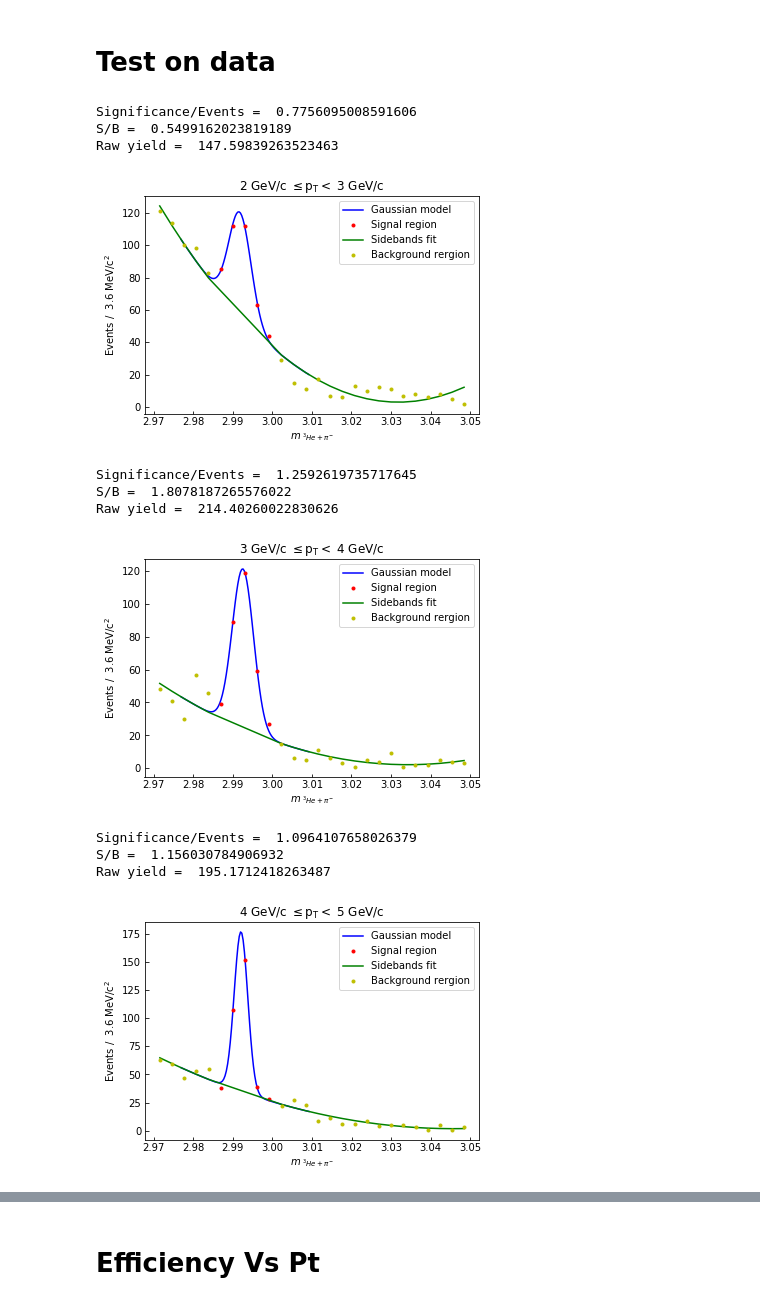
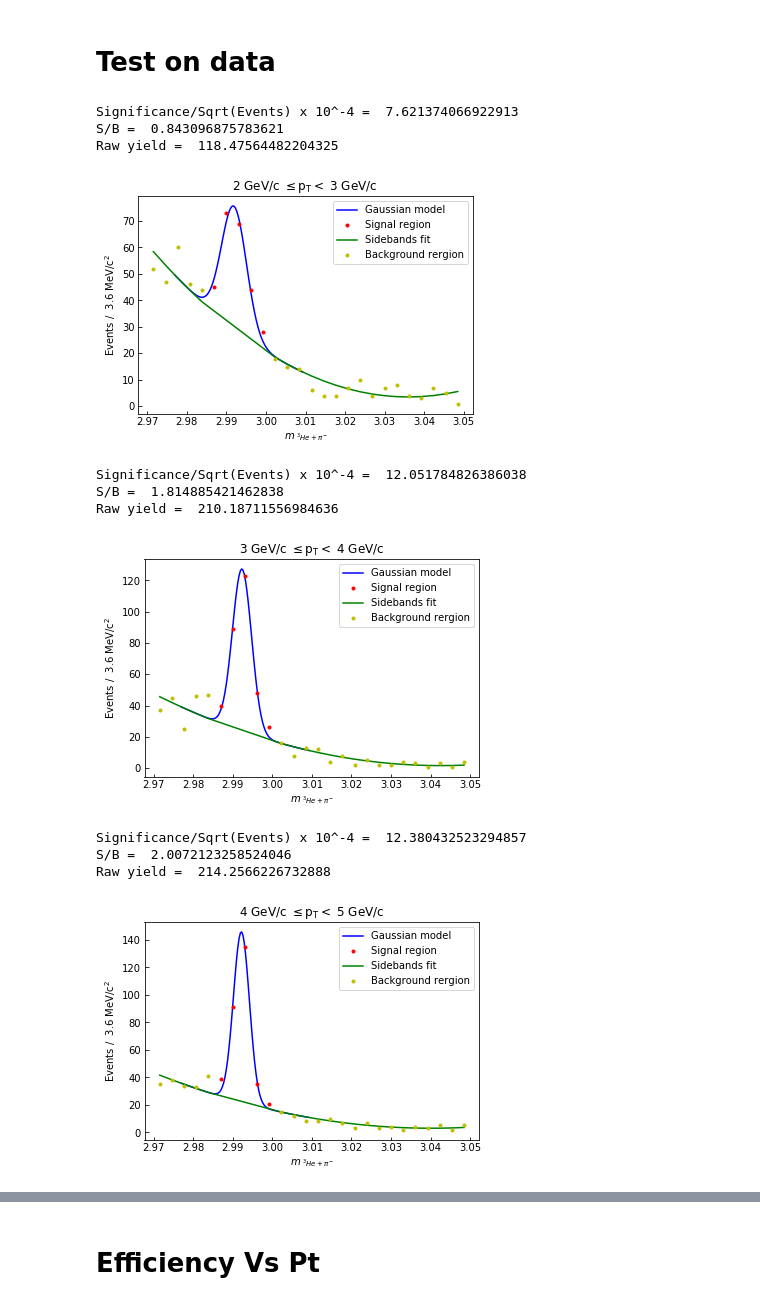
Before and after one commit to pfecchio/HypertritonML, a Jupyter notebook: 2body/Training_0_10/TrainingAndSignScan_0_10.ipynb, the cells around one changed output, grey strips where cells are left out. Cells and saved outputs as stored; diff of their text form; code cells hidden in the pictures.

```diff
--- a/2body/Training_0_10/TrainingAndSignScan_0_10.ipynb
+++ b/2body/Training_0_10/TrainingAndSignScan_0_10.ipynb
@@ -20,7 +20,7 @@ from scipy import stats
 # %% [output]
 Populating the interactive namespace from numpy and matplotlib
 # %%
-training = True
+training = False
 # %% [markdown]
 # Uproot Conversion
 # %%
@@ -70,8 +72,8 @@ sig=df_MC.query(cuts_presel)
 bkg = df_data.query('(InvMass<2.98 or InvMass>3.005) and V0pt<=10 and Centrality<10 ')
 # %%
 bkg['y']=0
-df_MC['y']=1
-df= pd.concat([df_MC,bkg])
+sig['y']=1
+df= pd.concat([sig,bkg])
 # %% [output]
 A value is trying to be set on a copy of a slice from a DataFrame.
 Try using .loc[row_indexer,col_indexer] = value instead
@@ -90,7 +96,7 @@ del(bkg)
 
 Carico i dati, defisco le variabili su cui fare Training e preparo il Training Set.
 # %%
-training_columns = [ 'V0CosPA','ProngsDCA', 'DistOverP','ArmenterosAlpha','NpidClustersHe3','V0pt','TPCnSigmaHe3']
+training_columns = [ 'V0CosPA','ProngsDCA', 'DistOverP','ArmenterosAlpha','NpidClustersHe3','V0pt','TPCnSigmaHe3','He3ProngPvDCAXY','PiProngPvDCAXY']
 # %%
 traindata,testdata,ytrain,ytest = train_test_split(df, df['y'], test_size=0.5)
 # %% [markdown]
@@ -226,24 +234,24 @@ for i in range(0,4):
 dm=xgb.DMatrix(data=df_18r[training_columns],silent=True)
 df_18r['Score']=model.predict(dm,output_margin=True)
 # %%
-TestOnData(df_18r,5,[2,3],Nev_0_10)
+TestOnData(df_18r,best_score_list[0],[2,3],Nev_0_10)
 # %% [output]
-Significance/Events =  0.7756095008591606
-S/B =  0.5499162023819189
-Raw yield =  147.59839263523463
+Significance/Sqrt(Events) x 10^-4 =  7.621374066922913
+S/B =  0.843096875783621
+Raw yield =  118.47564482204325
-[figure, old version]
+[figure, new version]
 # %%
-TestOnData(df_18r,5.45,[3,4],Nev_0_10)
+TestOnData(df_18r,best_score_list[1],[3,4],Nev_0_10)
 # %% [output]
-Significance/Events =  1.2592619735717645
-S/B =  1.8078187265576022
-Raw yield =  214.40260022830626
+Significance/Sqrt(Events) x 10^-4 =  12.051784826386038
+S/B =  1.814885421462838
+Raw yield =  210.18711556984636
-[figure, old version]
+[figure, new version]
 # %%
-TestOnData(df_18r,5,[4,5],Nev_0_10)
+TestOnData(df_18r,best_score_list[2],[4,5],Nev_0_10)
 # %% [output]
-Significance/Events =  1.0964107658026379
-S/B =  1.156030784906932
-Raw yield =  195.1712418263487
+Significance/Sqrt(Events) x 10^-4 =  12.380432523294857
+S/B =  2.0072123258524046
+Raw yield =  214.2566226732888
-[figure, old version]
+[figure, new version]
 # %%
```
Also changed, not shown: parts of 14 cells of this notebook, 5 other files.
